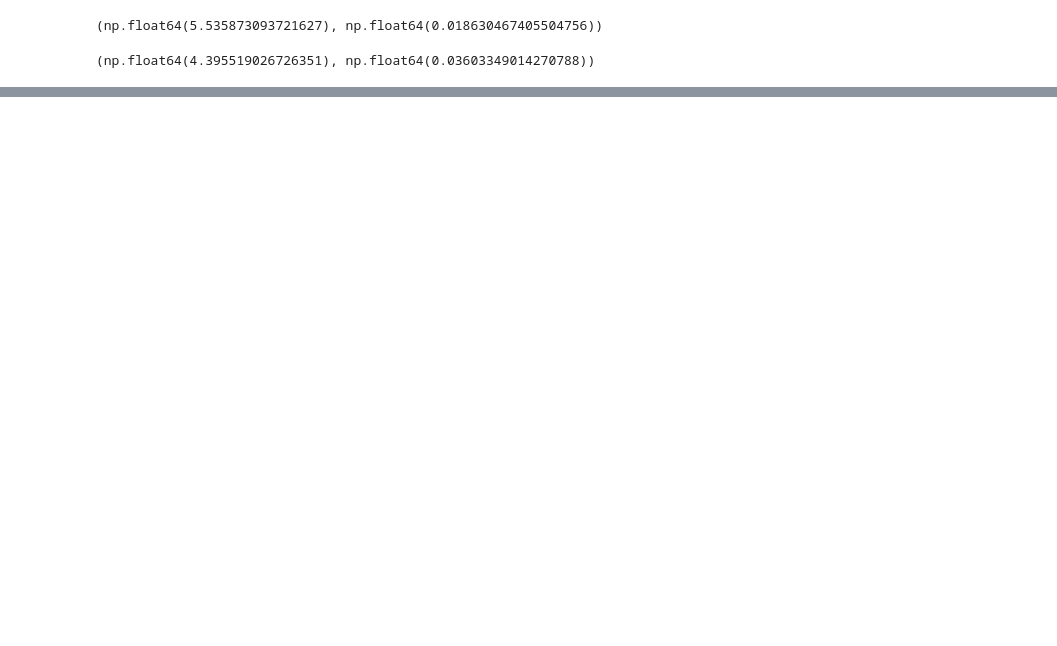
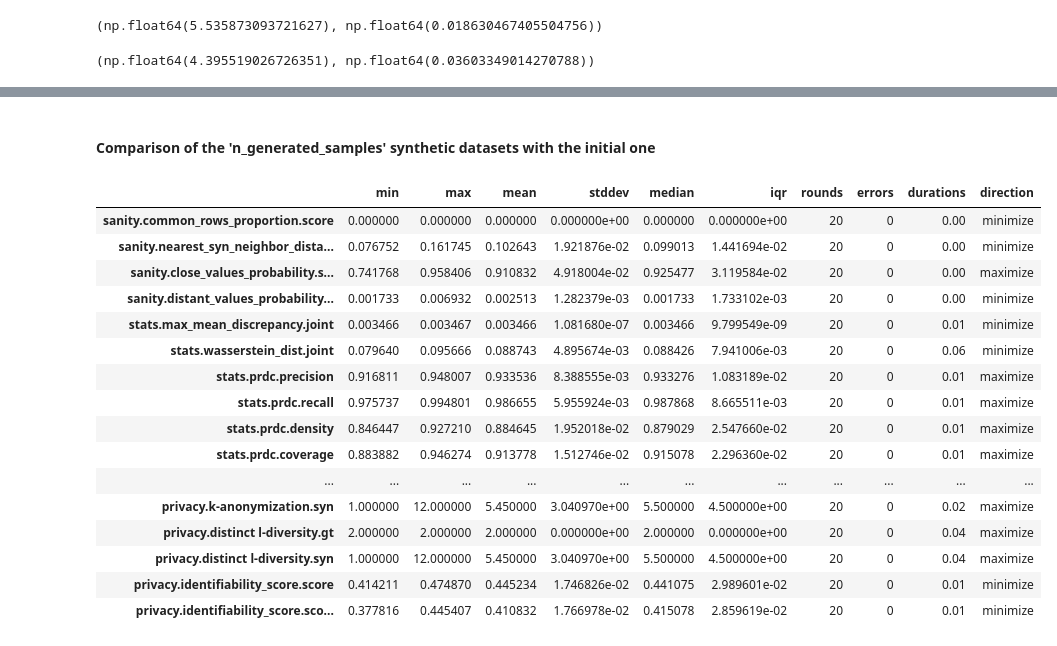
Before and after one commit to aguilloux/HI-VAE_Pytorch, a Jupyter notebook: tutorial_Aids_with_analysis_control.ipynb, the cells around one changed output, grey strips where cells are left out. Drawn from its saved outputs; the diff is of its cells as text; code cells hidden in the pictures; blank space fills up the shorter version.

```diff
--- a/tutorial_Aids_with_analysis_control.ipynb
+++ b/tutorial_Aids_with_analysis_control.ipynb
@@ -868,0 +954,2 @@ compare_survival(Y_gen_highcd4,X_gen_highcd4[:,number_column_treatment])
+# %% [markdown]
+#### Comparison of the 'n_generated_samples' synthetic datasets with the initial one
@@ -868,0 +1004,20 @@ compare_survival(Y_gen_highcd4,X_gen_highcd4[:,number_column_treatment])
+# %%
+out
+# %% [output]
+|  | min | max | mean | stddev | median | iqr | rounds | errors | durations | direction |
+| sanity.common_rows_proportion.score | 0.000000 | 0.000000 | 0.000000 | 0.000000e+00 | 0.000000 | 0.000000e+00 | 20 | 0 | 0.00 | minimize |
+| sanity.nearest_syn_neighbor_dista... | 0.076752 | 0.161745 | 0.102643 | 1.921876e-02 | 0.099013 | 1.441694e-02 | 20 | 0 | 0.00 | minimize |
+| sanity.close_values_probability.s... | 0.741768 | 0.958406 | 0.910832 | 4.918004e-02 | 0.925477 | 3.119584e-02 | 20 | 0 | 0.00 | maximize |
+| sanity.distant_values_probability... | 0.001733 | 0.006932 | 0.002513 | 1.282379e-03 | 0.001733 | 1.733102e-03 | 20 | 0 | 0.00 | minimize |
+| stats.max_mean_discrepancy.joint | 0.003466 | 0.003467 | 0.003466 | 1.081680e-07 | 0.003466 | 9.799549e-09 | 20 | 0 | 0.01 | minimize |
+| stats.wasserstein_dist.joint | 0.079640 | 0.095666 | 0.088743 | 4.895674e-03 | 0.088426 | 7.941006e-03 | 20 | 0 | 0.06 | minimize |
+| stats.prdc.precision | 0.916811 | 0.948007 | 0.933536 | 8.388555e-03 | 0.933276 | 1.083189e-02 | 20 | 0 | 0.01 | maximize |
+| stats.prdc.recall | 0.975737 | 0.994801 | 0.986655 | 5.955924e-03 | 0.987868 | 8.665511e-03 | 20 | 0 | 0.01 | maximize |
+| stats.prdc.density | 0.846447 | 0.927210 | 0.884645 | 1.952018e-02 | 0.879029 | 2.547660e-02 | 20 | 0 | 0.01 | maximize |
+| stats.prdc.coverage | 0.883882 | 0.946274 | 0.913778 | 1.512746e-02 | 0.915078 | 2.296360e-02 | 20 | 0 | 0.01 | maximize |
+| ... | ... | ... | ... | ... | ... | ... | ... | ... | ... | ... |
+| privacy.k-anonymization.syn | 1.000000 | 12.000000 | 5.450000 | 3.040970e+00 | 5.500000 | 4.500000e+00 | 20 | 0 | 0.02 | maximize |
+| privacy.distinct l-diversity.gt | 2.000000 | 2.000000 | 2.000000 | 0.000000e+00 | 2.000000 | 0.000000e+00 | 20 | 0 | 0.04 | maximize |
+| privacy.distinct l-diversity.syn | 1.000000 | 12.000000 | 5.450000 | 3.040970e+00 | 5.500000 | 4.500000e+00 | 20 | 0 | 0.04 | maximize |
+| privacy.identifiability_score.score | 0.414211 | 0.474870 | 0.445234 | 1.746826e-02 | 0.441075 | 2.989601e-02 | 20 | 0 | 0.01 | minimize |
+| privacy.identifiability_score.sco... | 0.377816 | 0.445407 | 0.410832 | 1.766978e-02 | 0.415078 | 2.859619e-02 | 20 | 0 | 0.01 | minimize |
```
Also changed, not shown: parts of 27 cells of this notebook, 3 other files.
